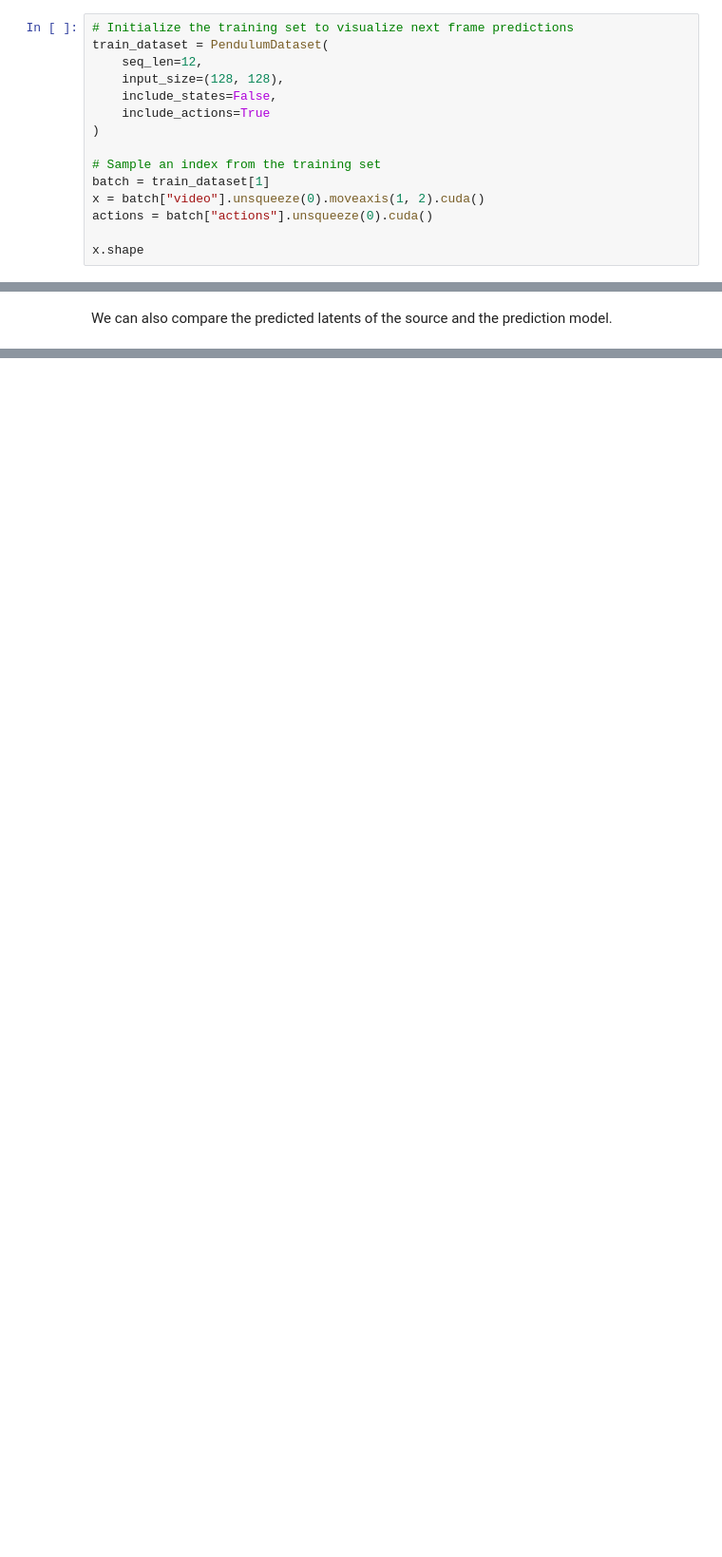
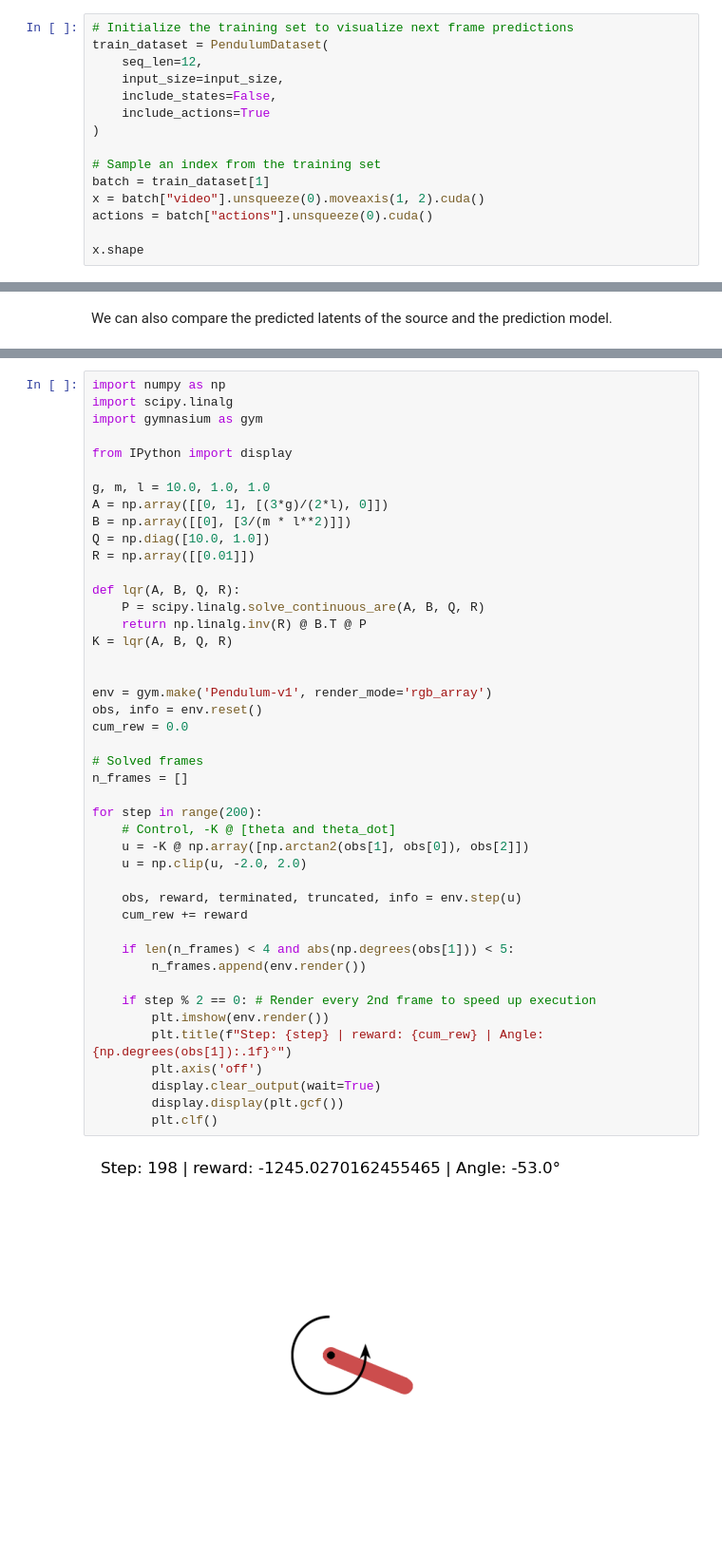
Before and after one commit to RobvanGastel/adapt-vjepa-world-model, a Jupyter notebook: World Model.ipynb, the cells around one changed output, grey strips where cells are left out. Shown at 95% size. Drawn from its saved outputs; the diff is of its cells as text; blank space fills up the shorter version.

```diff
--- a/World Model.ipynb
+++ b/World Model.ipynb
@@ -34,7 +52,7 @@ model.latent_predictor
 # Initialize the training set to visualize next frame predictions
 train_dataset = PendulumDataset(
     seq_len=12,
-    input_size=(128, 128),
+    input_size=input_size,
     include_states=False,
     include_actions=True
 )
@@ -186,0 +283,46 @@ plt.show()
+# %%
+import numpy as np
+import scipy.linalg
+import gymnasium as gym
+
+from IPython import display
+
+g, m, l = 10.0, 1.0, 1.0
+A = np.array([[0, 1], [(3*g)/(2*l), 0]])
+B = np.array([[0], [3/(m * l**2)]])
+Q = np.diag([10.0, 1.0])
+R = np.array([[0.01]])
+
+def lqr(A, B, Q, R):
+    P = scipy.linalg.solve_continuous_are(A, B, Q, R)
+    return np.linalg.inv(R) @ B.T @ P
+K = lqr(A, B, Q, R)
+
+
+env = gym.make('Pendulum-v1', render_mode='rgb_array')
+obs, info = env.reset()
+cum_rew = 0.0
+
+# Solved frames
+n_frames = []
+
+for step in range(200):
+    # Control, -K @ [theta and theta_dot]
+    u = -K @ np.array([np.arctan2(obs[1], obs[0]), obs[2]])
+    u = np.clip(u, -2.0, 2.0)
+
+    obs, reward, terminated, truncated, info = env.step(u)
+    cum_rew += reward
+
+    if len(n_frames) < 4 and abs(np.degrees(obs[1])) < 5:
+        n_frames.append(env.render())
+
+    if step % 2 == 0: # Render every 2nd frame to speed up execution
+        plt.imshow(env.render())
+        plt.title(f"Step: {step} | reward: {cum_rew} | Angle: {np.degrees(obs[1]):.1f}°")
+        plt.axis('off')
+        display.clear_output(wait=True)
+        display.display(plt.gcf())
+        plt.clf()
+# %% [output]
+[figure, added]
```
Also changed, not shown: parts of 19 cells of this notebook, 6 other files.
